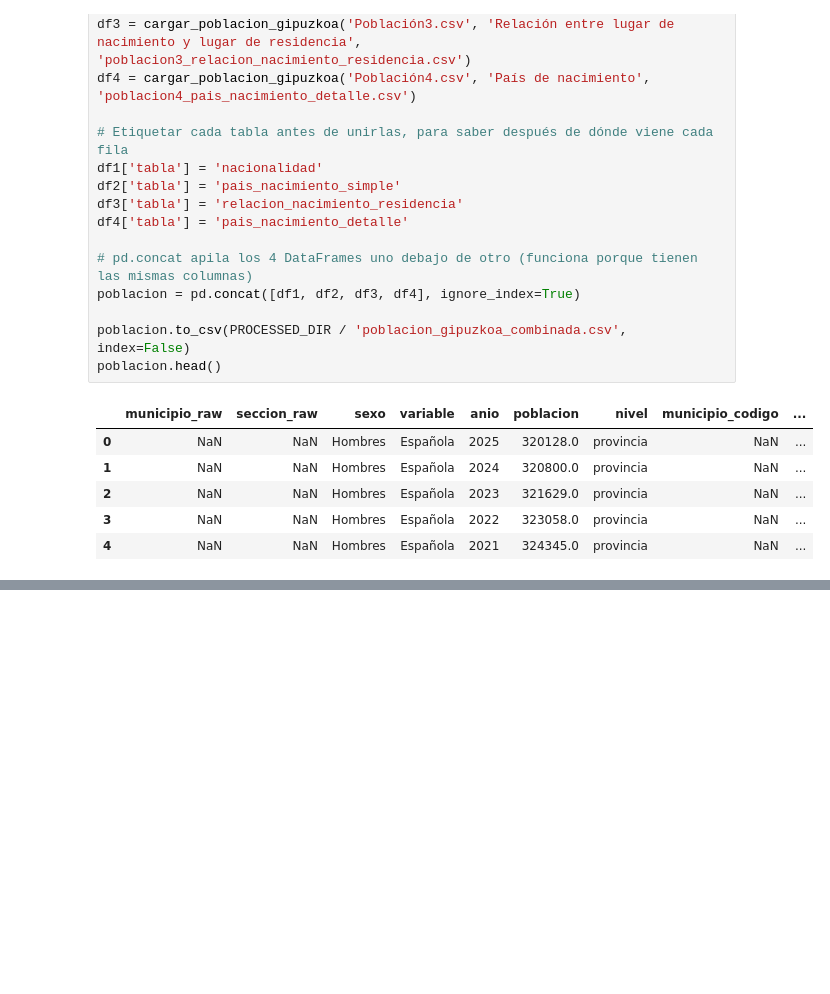
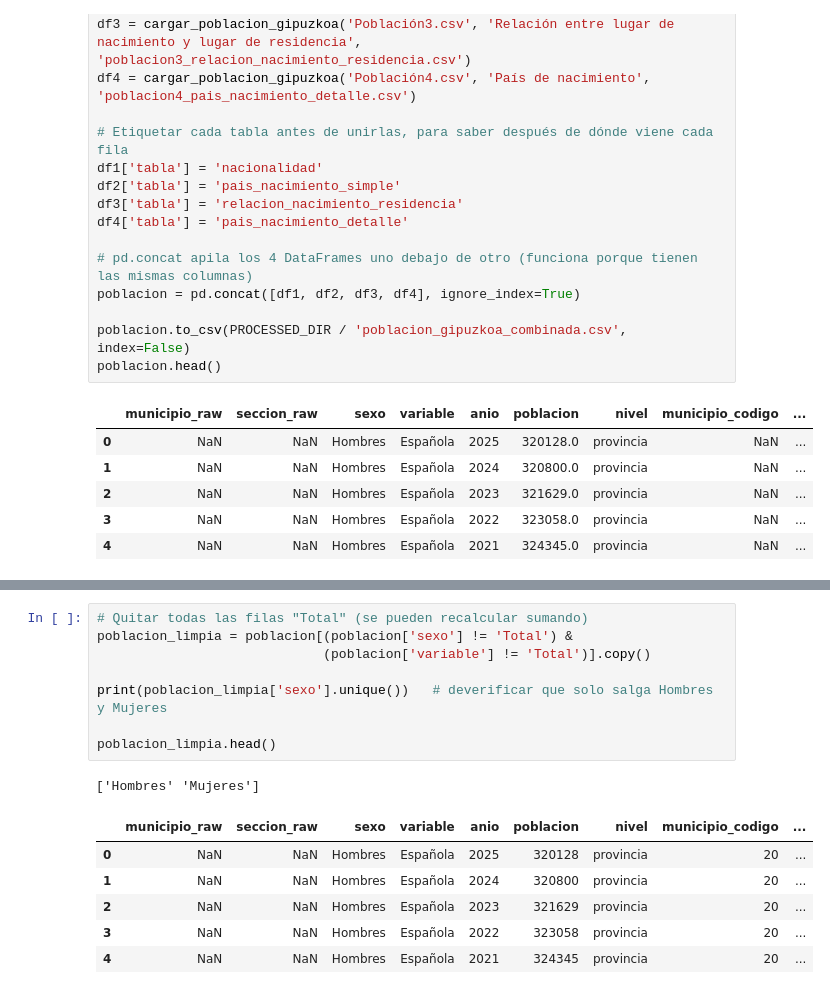
Before and after one commit to fatimamichelg/Movilidad_Gipuzcoa, a Jupyter notebook: notebooks:/Limpieza/Limpieza.ipynb, the cells around one changed output, grey strips where cells are left out. Saved outputs shown, nothing was run; the diff lists cells and outputs as text; blank space fills up the shorter version.

```diff
--- a/notebooks:/Limpieza/Limpieza.ipynb
+++ b/notebooks:/Limpieza/Limpieza.ipynb
@@ -131,0 +218,16 @@ Name: count, dtype: int64
+# %%
+# Quitar todas las filas "Total" (se pueden recalcular sumando)
+poblacion_limpia = poblacion[(poblacion['sexo'] != 'Total') &
+                             (poblacion['variable'] != 'Total')].copy()
+
+print(poblacion_limpia['sexo'].unique())   # deverificar que solo salga Hombres y Mujeres
+
+poblacion_limpia.head()
+# %% [output]
+['Hombres' 'Mujeres']
+|  | municipio_raw | seccion_raw | sexo | variable | anio | poblacion | nivel | municipio_codigo | ... |
+| 0 | NaN | NaN | Hombres | Española | 2025 | 320128 | provincia | 20 | ... |
+| 1 | NaN | NaN | Hombres | Española | 2024 | 320800 | provincia | 20 | ... |
+| 2 | NaN | NaN | Hombres | Española | 2023 | 321629 | provincia | 20 | ... |
+| 3 | NaN | NaN | Hombres | Española | 2022 | 323058 | provincia | 20 | ... |
+| 4 | NaN | NaN | Hombres | Española | 2021 | 324345 | provincia | 20 | ... |
```
Also changed, not shown: parts of 13 cells of this notebook, 1 other file.
